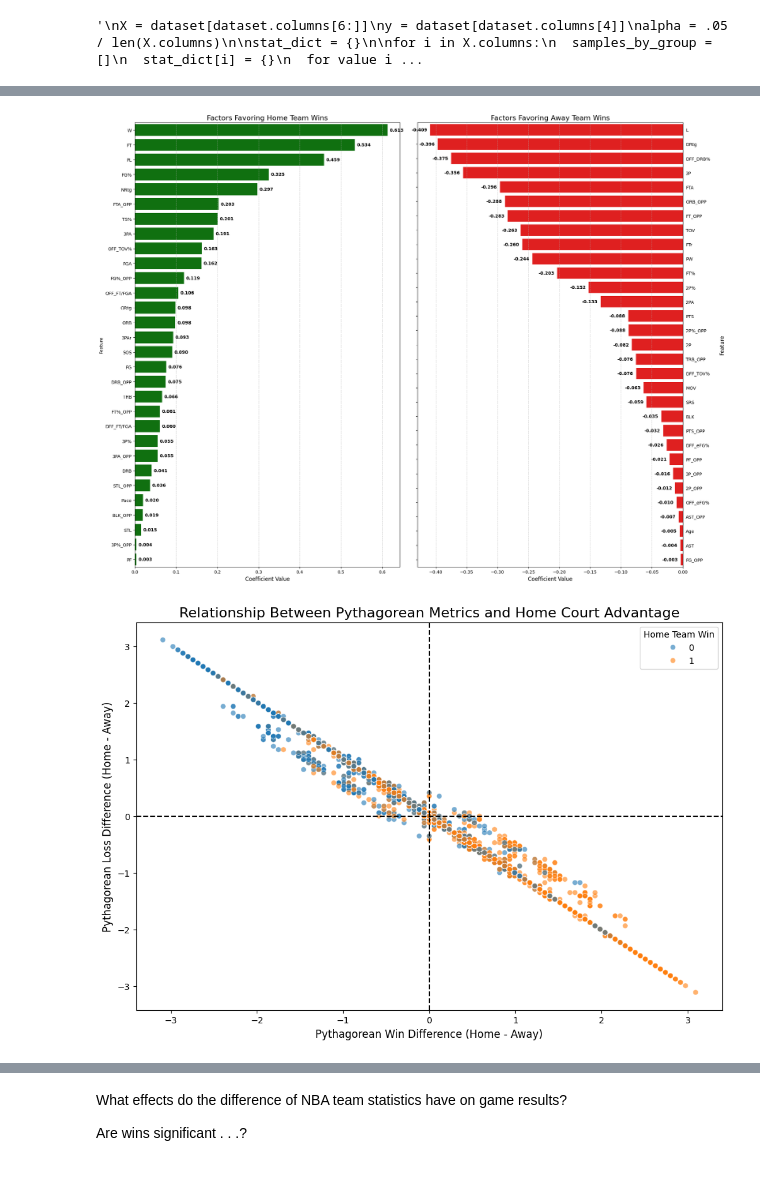
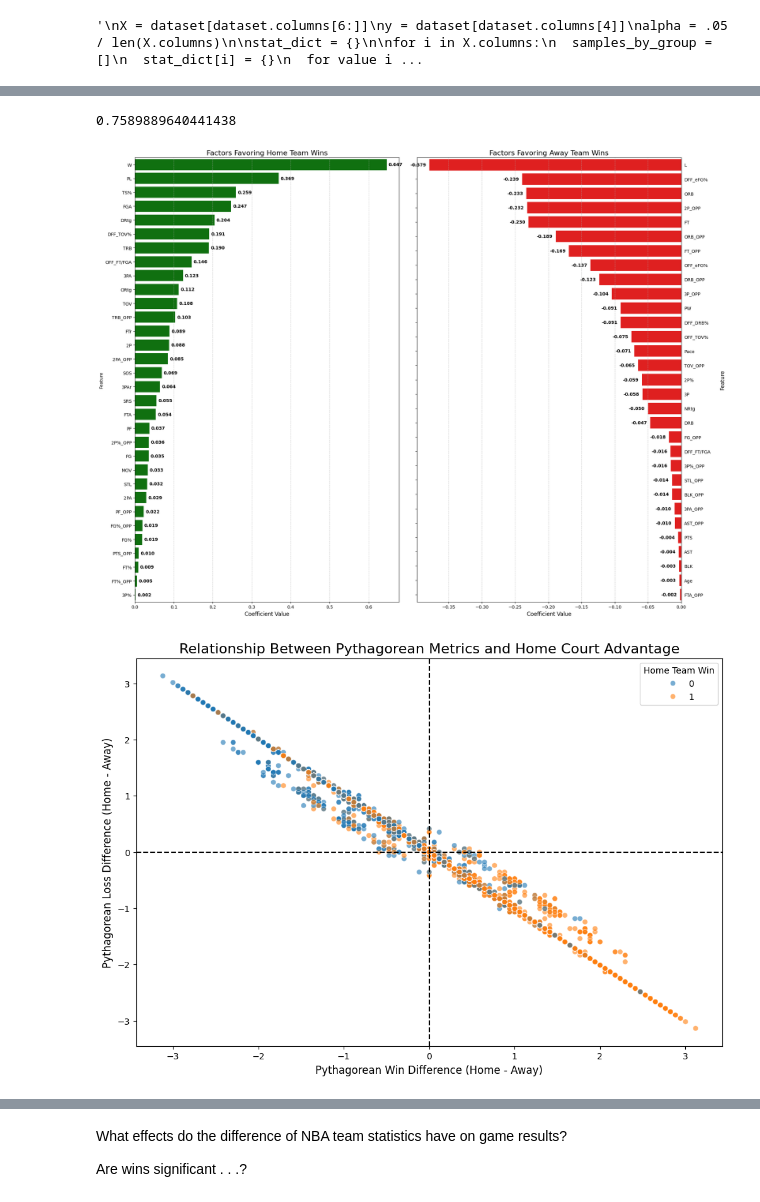
Before and after one commit to mamamia5x/NBA, a Jupyter notebook: final.ipynb, the cells around one changed output, grey strips where cells are left out. Drawn from its saved outputs; the diff is of its cells as text; code cells hidden in the pictures.

```diff
--- a/final.ipynb
+++ b/final.ipynb
@@ -293,3 +295,11 @@ with pd.option_context('display.max_rows', None):
 '''
 # %% [output]
 '\nX = dataset[dataset.columns[6:]]\ny = dataset[dataset.columns[4]]\nalpha = .05 / len(X.columns)\n\nstat_dict = {}\n\nfor i in X.columns:\n  samples_by_group = []\n  stat_dict[i] = {}\n  for value i ...
+# %%
+best_xgb = 0
+best_score_xgb = 0
+best_X_train_xgb = 0
+best_X_test_xgb = 0
+best_y_train_xgb = 0
+best_y_test_xgb = 0
+best_predict_xgb = 0
@@ -391,35 +492,0 @@ print("F1 score: ", f1_score(y_test, predict))
-# %%
-'''
-features = pd.DataFrame({
-  'Feature': X_significant.columns,
-  'Coefficient': log.coef_[0]
-})
-features = features.sort_values(by='Coefficient', key=abs, ascending=False)
-
-plt.figure(figsize=(20, 15))
-
-plt.subplot(1, 2, 1)
-pos_features = features[features['Coefficient'] > 0]
-sns.barplot(x='Coefficient', y='Feature', data=pos_features, color='green')
-plt.title('Factors Favoring Home Team Wins', fontsize=16)
-plt.xlabel('Coefficient Value', fontsize=12)
-for i, v in enumerate(pos_features['Coefficient']):
-    plt.text(v + 0.005, i, f'{v:.3f}', va='center', fontweight='bold')
-plt.grid(axis='x', linestyle='--', alpha=0.7)
-
-plt.subplot(1, 2, 2)
-neg_features = features[features['Coefficient'] < 0]
-neg_features = neg_features.sort_values(by='Coefficient', ascending=True)
-sns.barplot(x='Coefficient', y='Feature', data=neg_features, color='red')
-plt.ylabel('Feature', fontsize=12, labelpad=20)
-plt.gca().yaxis.set_label_position("right")
-plt.title('Factors Favoring Away Team Wins', fontsize=16)
-plt.xlabel('Coefficient Value', fontsize=12)
-for i, v in enumerate(neg_features['Coefficient']):
-    plt.text(v - .005, i, f'{v:.3f}', va='center', ha='right', fontweight='bold')
-plt.grid(axis='x', linestyle='--', alpha=0.7)
-plt.tick_params(axis='y', labelright=True, labelleft=False)
-
-plt.tight_layout()
-plt.show()
-'''
@@ -428,46 +500,50 @@ plt.show()
+# %%
+best_score
+# %% [output]
+0.7589889640441438
 # %%
 features = pd.DataFrame({
-  'Feature': best_X_scaled.columns,
+  'Feature': X_scaled.columns,
   'Coefficient': best_log.coef_[0]
 })
 features = features.sort_values(by='Coefficient', key=abs, ascending=False)
 
 plt.figure(figsize=(20, 15))
 
 plt.subplot(1, 2, 1)
 pos_features = features[features['Coefficient'] > 0]
 sns.barplot(x='Coefficient', y='Feature', data=pos_features, color='green')
 plt.title('Factors Favoring Home Team Wins', fontsize=16)
 plt.xlabel('Coefficient Value', fontsize=12)
 for i, v in enumerate(pos_features['Coefficient']):
     plt.text(v + 0.005, i, f'{v:.3f}', va='center', fontweight='bold')
 plt.grid(axis='x', linestyle='--', alpha=0.7)
 
 plt.subplot(1, 2, 2)
 neg_features = features[features['Coefficient'] < 0]
 neg_features = neg_features.sort_values(by='Coefficient', ascending=True)
 sns.barplot(x='Coefficient', y='Feature', data=neg_features, color='red')
 plt.ylabel('Feature', fontsize=12, labelpad=20)
 plt.gca().yaxis.set_label_position("right")
 plt.title('Factors Favoring Away Team Wins', fontsize=16)
 plt.xlabel('Coefficient Value', fontsize=12)
 for i, v in enumerate(neg_features['Coefficient']):
     plt.text(v - .005, i, f'{v:.3f}', va='center', ha='right', fontweight='bold')
 plt.grid(axis='x', linestyle='--', alpha=0.7)
 plt.tick_params(axis='y', labelright=True, labelleft=False)
 
 plt.tight_layout()
 plt.show()
 # %% [output]
-[figure, old version]
+[figure, new version]
 # %%
 # Create a scatter plot showing the relationship
 plt.figure(figsize=(12, 8))
 sns.scatterplot(
-    x=best_X_scaled["PW"],
-    y=best_X_scaled["PL"],
+    x=X_scaled["PW"],
+    y=X_scaled["PL"],
     hue='homeWin',
-    data=bestdataset,
+    data=dataset,
     alpha=0.6
 )
 plt.axhline(y=0, color='black', linestyle='--')
@@ -478,7 +554,7 @@ plt.ylabel('Pythagorean Loss Difference (Home - Away)', fontsize=12)
 plt.legend(title='Home Team Win')
 plt.show()
 # %% [output]
-[figure, old version]
+[figure, new version]
 # %%
 # Create a scatter plot showing the relationship
 plt.figure(figsize=(12, 8))
```
Also changed, not shown: parts of 20 cells of this notebook, 1 other file.
